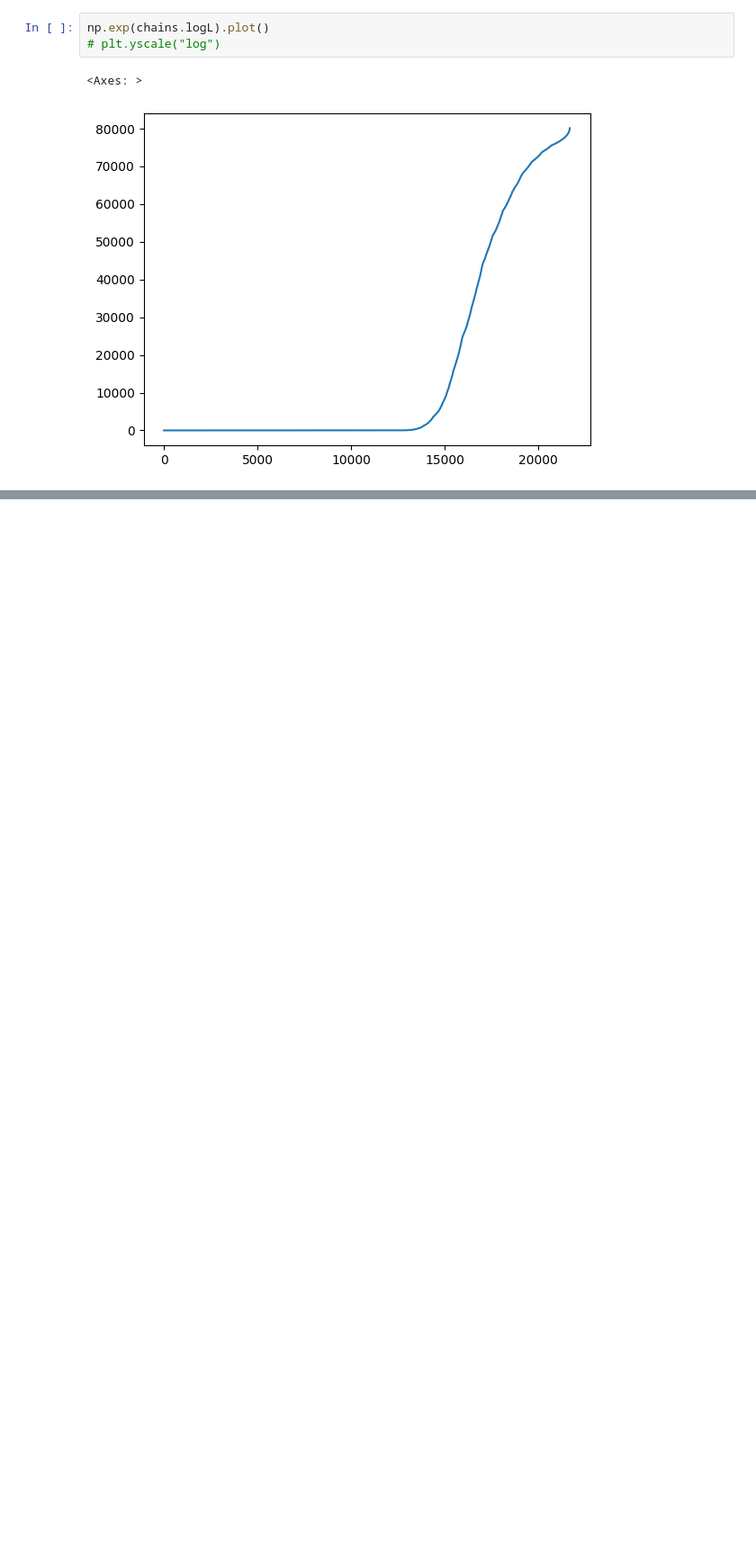
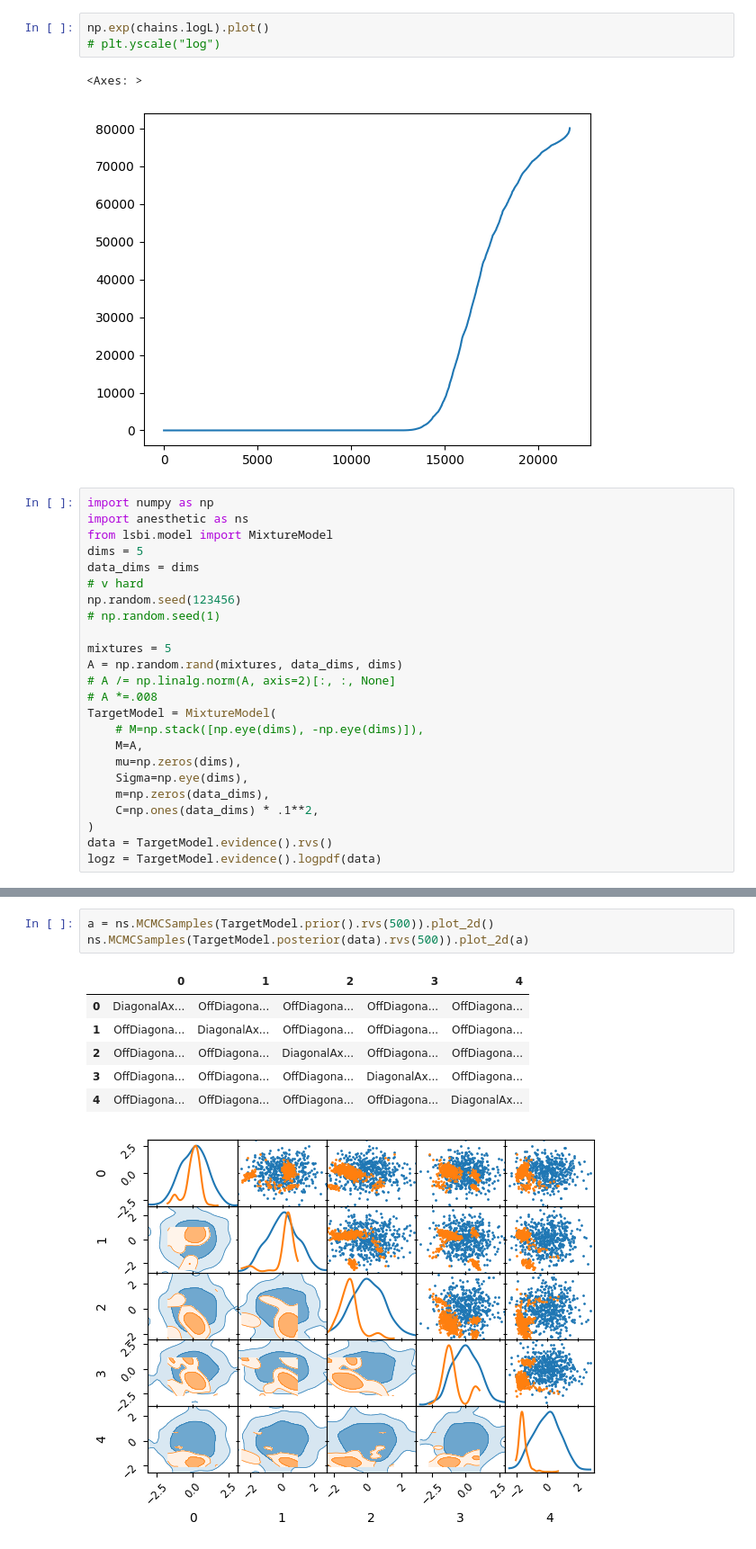
Before and after one commit to yallup/fusions, a Jupyter notebook: plots/trace.ipynb, the cells around one changed output, grey strips where cells are left out. Shown at 90% size. Saved outputs shown, nothing was run; the diff lists cells and outputs as text; blank space fills up the shorter version.

```diff
--- a/plots/trace.ipynb
+++ b/plots/trace.ipynb
@@ -152,3 +151,27 @@ np.exp(chains.logL).plot()
 # %% [output]
 <Axes: >
 [figure]
+# %%
+import numpy as np
+import anesthetic as ns
+from lsbi.model import MixtureModel
+dims = 5
+data_dims = dims
+# v hard
+np.random.seed(123456)
+# np.random.seed(1)
+
+mixtures = 5
+A = np.random.rand(mixtures, data_dims, dims)
+# A /= np.linalg.norm(A, axis=2)[:, :, None]
+# A *=.008
+TargetModel = MixtureModel(
+    # M=np.stack([np.eye(dims), -np.eye(dims)]),
+    M=A,
+    mu=np.zeros(dims),
+    Sigma=np.eye(dims),
+    m=np.zeros(data_dims),
+    C=np.ones(data_dims) * .1**2,
+)
+data = TargetModel.evidence().rvs()
+logz = TargetModel.evidence().logpdf(data)
@@ -154,0 +186,11 @@ np.exp(chains.logL).plot()
+# %%
+a = ns.MCMCSamples(TargetModel.prior().rvs(500)).plot_2d()
+ns.MCMCSamples(TargetModel.posterior(data).rvs(500)).plot_2d(a)
+# %% [output]
+|  | 0 | 1 | 2 | 3 | 4 |
+| 0 | DiagonalAx... | OffDiagona... | OffDiagona... | OffDiagona... | OffDiagona... |
+| 1 | OffDiagona... | DiagonalAx... | OffDiagona... | OffDiagona... | OffDiagona... |
+| 2 | OffDiagona... | OffDiagona... | DiagonalAx... | OffDiagona... | OffDiagona... |
+| 3 | OffDiagona... | OffDiagona... | OffDiagona... | DiagonalAx... | OffDiagona... |
+| 4 | OffDiagona... | OffDiagona... | OffDiagona... | OffDiagona... | DiagonalAx... |
+[figure, added]
```
Also changed, not shown: parts of 10 cells of this notebook, 6 other files.
